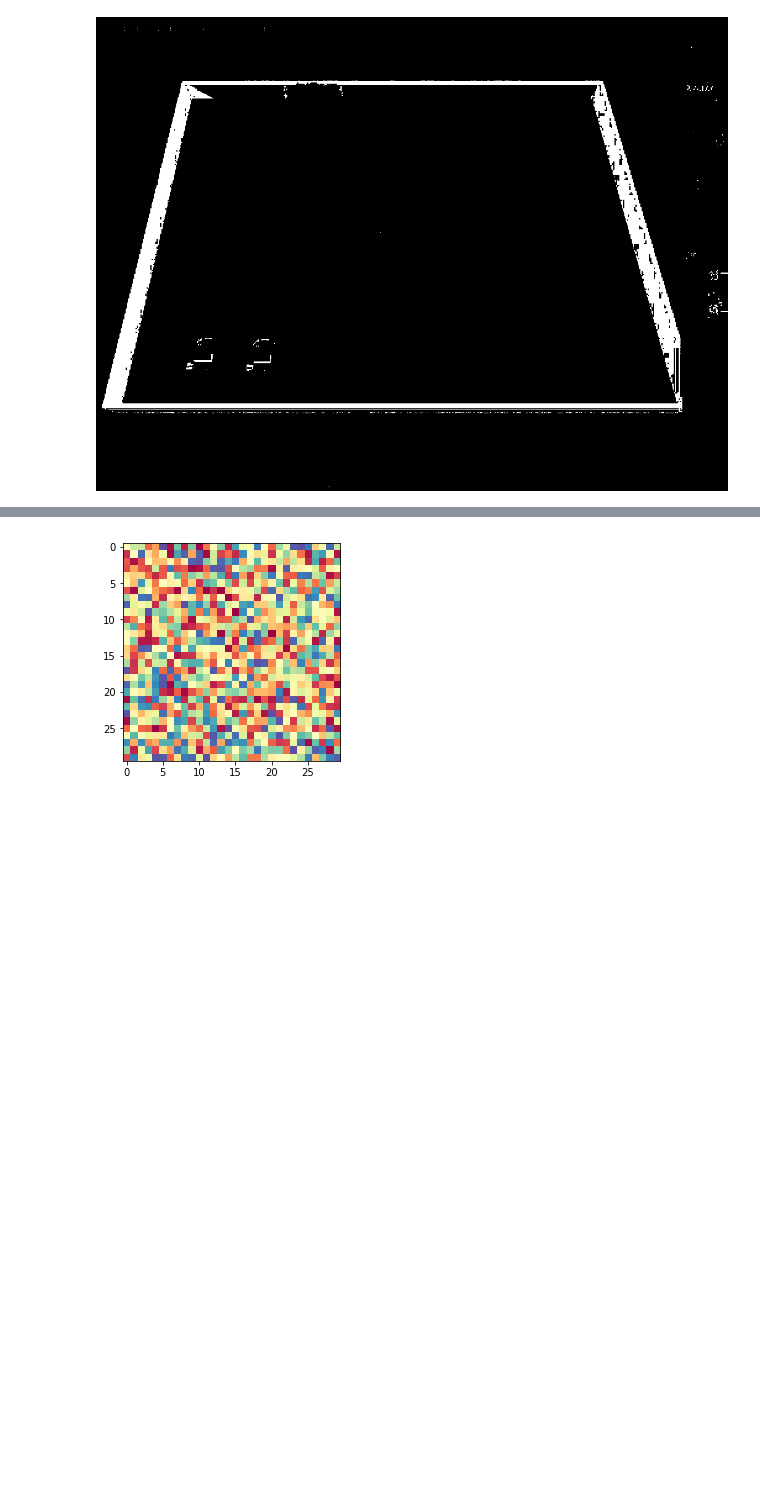
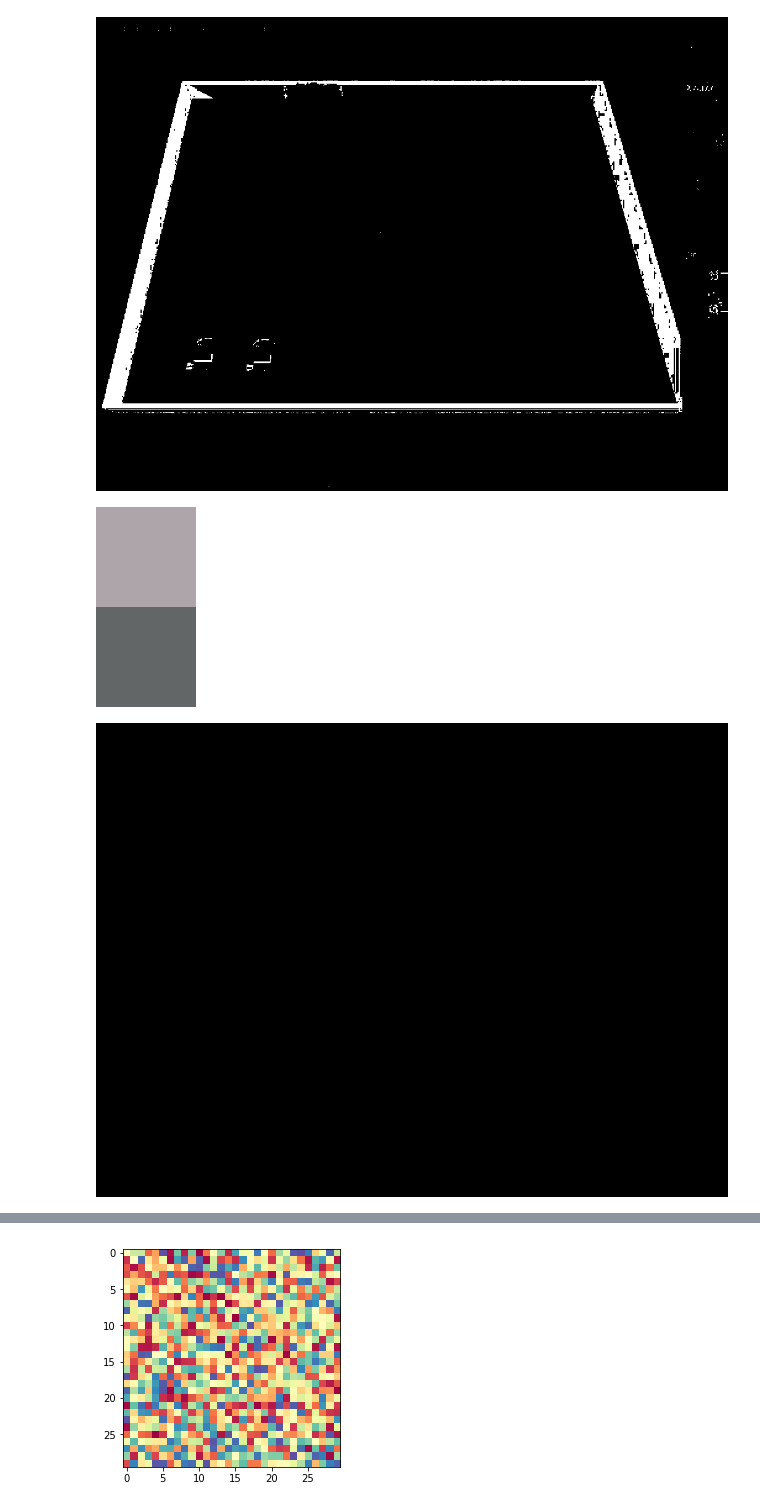
Before and after one commit to Mohamedemad4/erstling, a Jupyter notebook: object_markers/notebooks/playground.ipynb, the cells around one changed output, grey strips where cells are left out. Drawn from its saved outputs; the diff is of its cells as text; code cells hidden in the pictures; blank space fills up the shorter version.

```diff
--- a/object_markers/notebooks/playground.ipynb
+++ b/object_markers/notebooks/playground.ipynb
@@ -83,0 +118,51 @@ H S V
+# %%
+
+'''
+im2, contours, hierarchy = cv2.findContours(mask, cv2.RETR_TREE, cv2.CHAIN_APPROX_SIMPLE)
+for cnt in contours:
+    lc=frame.copy()
+    x,y,w,h = cv2.boundingRect(cnt)
+    #print(w)
+    if not isWithinRange(w,30,20):
+         continue
+    print("Object {0}:({1},{2}) w:{3} h:{4} ".format(i,x,y,w,h))
+    cv2.drawContours(lc, [cnt], -1, (0,255,0), 3)
+    i+=1
+    #showarray(lc)
+'''
+'''Get Robot'''
+#rgb(229, 172, 152)
+#rgb(111, 125, 68)
+#showarray(get_color(frame,[230, 173, 153],[210, 153, 130])[0])
+
+#rgb(227, 172, 152)
+#rgb(229, 171, 153)
+
+
+#rgb(229, 171, 154)
+#rgb(247, 190, 175)
+
+
+#[218 168 150]
+#[255 194 178]
+
+#sucks but better also detects right edge might be useful
+#low=[230,168,120]
+#up=[255,194,178]
+
+
+low=[ 99 ,102 ,102]
+up=[173 ,165 ,169]
+
+#[0,0,255]
+#[0,0,20]
+
+res,mask=get_color(frame,up,low)
+showcolors(up,low)
+showarray(mask)
+
+
+#showarray(frame)
+# %% [output]
+[figure, added]
+[figure, added]
```
Also changed, not shown: parts of 18 cells of this notebook, 2 other files.
